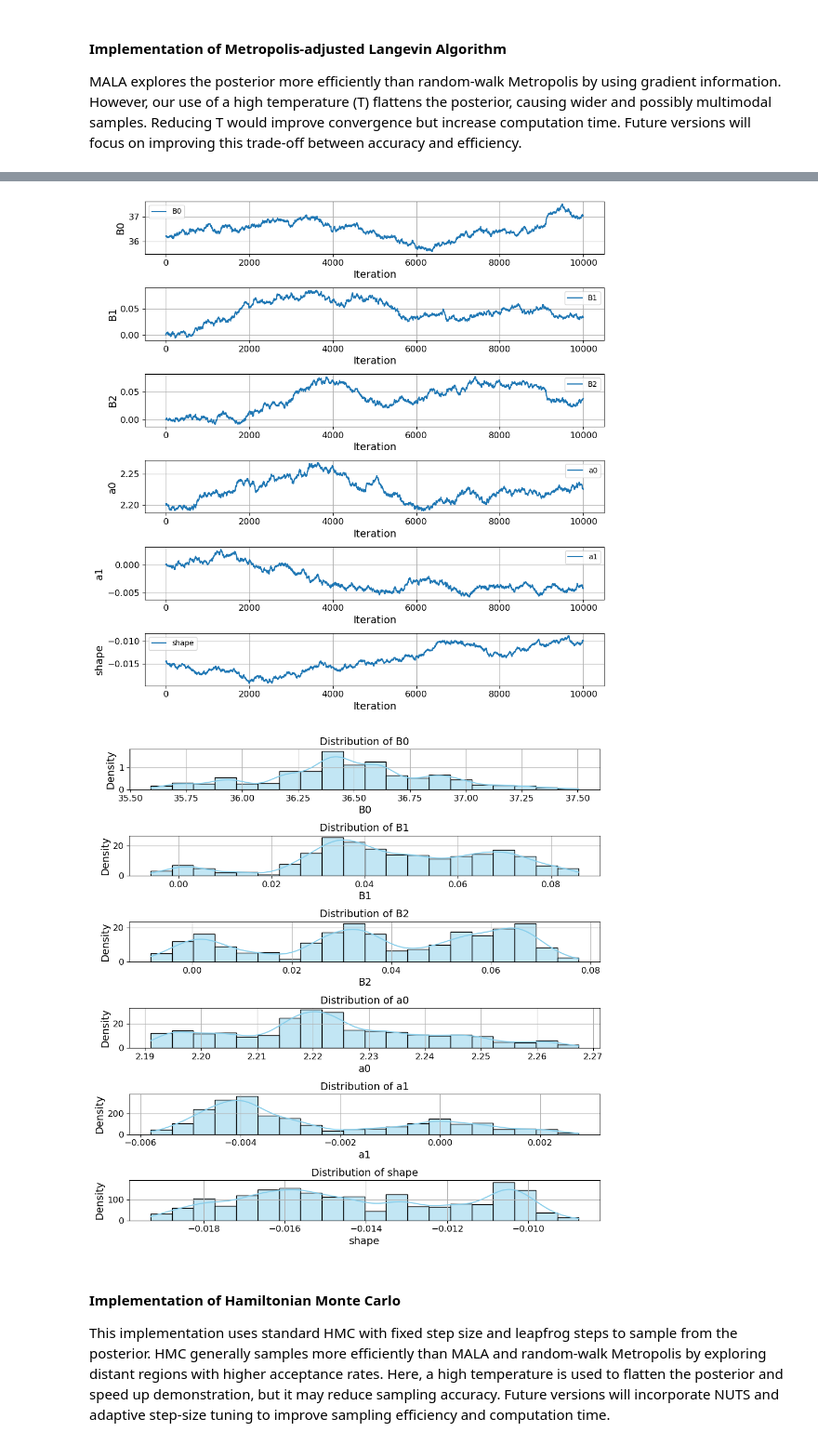
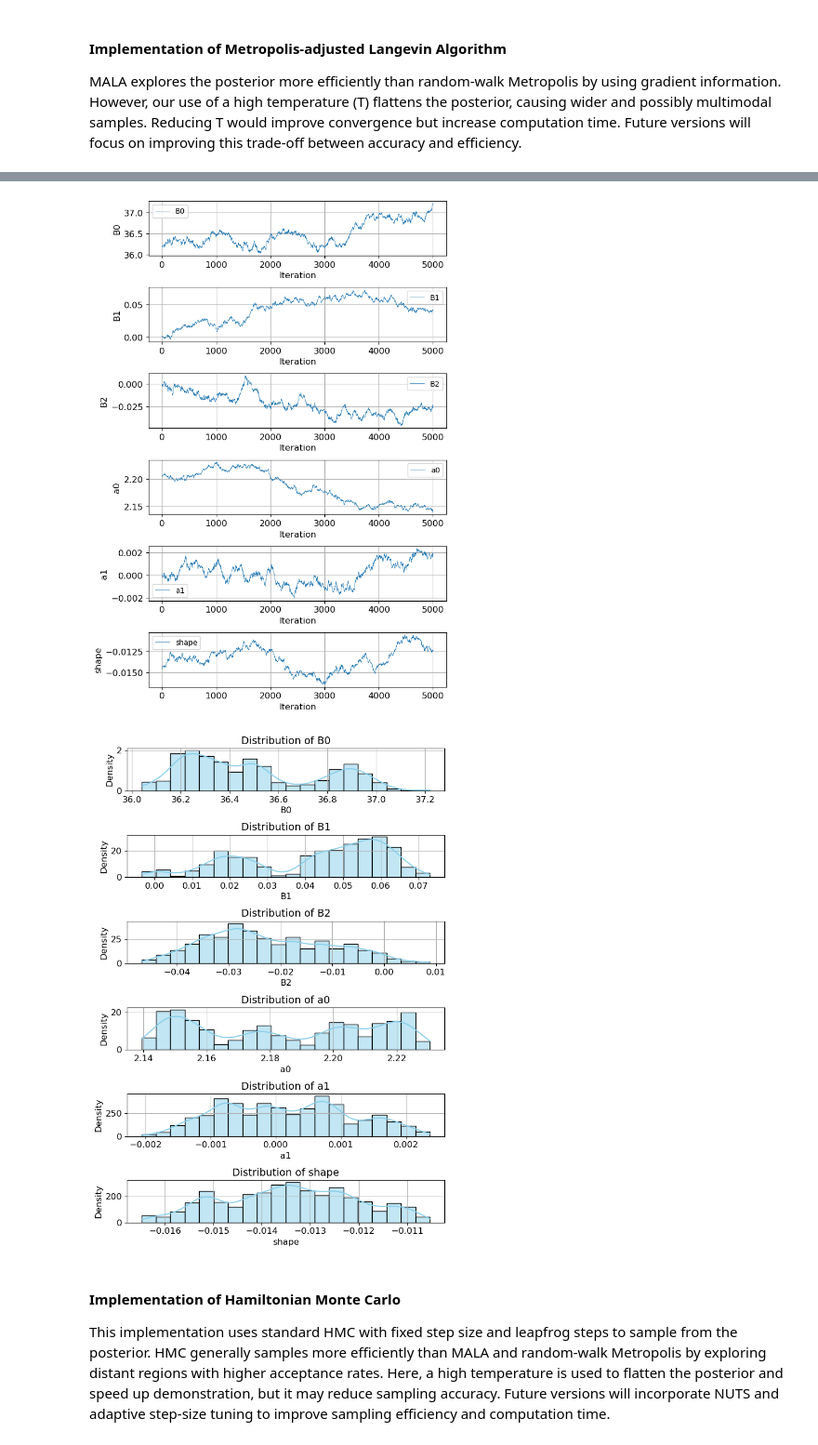
Before and after one commit to Nischalcs50/nsEVDx, a Jupyter notebook: examples/example_GEV.ipynb, the cells around one changed output, grey strips where cells are left out. Shown at 93% size. Cells and saved outputs as stored; diff of their text form; code cells hidden in the pictures.

```diff
--- a/examples/example_GEV.ipynb
+++ b/examples/example_GEV.ipynb
@@ -243,7 +256,7 @@ MALA explores the posterior more efficiently than random-walk Metropolis by usin
 Future versions will focus on improving this trade-off between accuracy and efficiency.
 # %%
 samples, a_rate = sampler.MH_Mala(
-    num_samples=10000,
+    num_samples=5000,
     initial_params=initial_params,
     step_sizes=[0.02, 0.001, 0.001, 0.001, 0.0001, 1e-4],
     T=7,
@@ -258,9 +271,9 @@ Sample mean : [36.473354  0.046001  0.037779  2.223464 -0.00256  -0.014129]
 # %%
-ns.plot_trace(samples, config, fig_size=(10, 10))
-ns.plot_posterior(samples, config, fig_size=(10, 10))
+ns.plot_trace(samples, config, fig_size=(7, 10))
+ns.plot_posterior(samples, config, fig_size=(7, 10))
 # %% [output]
-[figure, old version]
+[figure, new version]
-[figure, old version]
+[figure, new version]
 # %% [markdown]
 #### Implementation of Hamiltonian Monte Carlo
 
```
Also changed, not shown: parts of 6 cells of this notebook, 8 other files.
